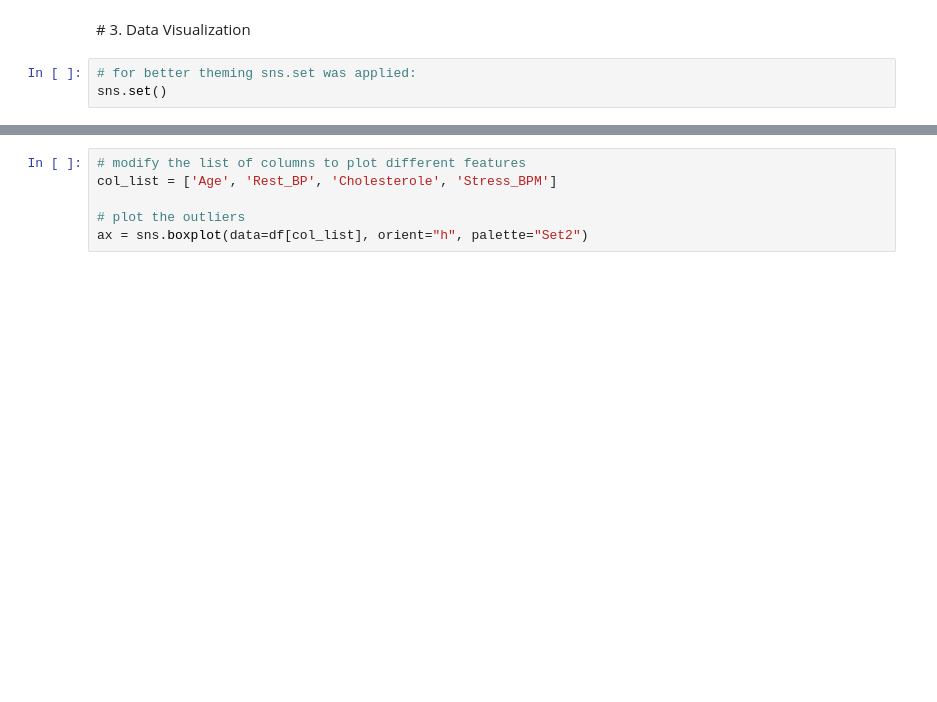
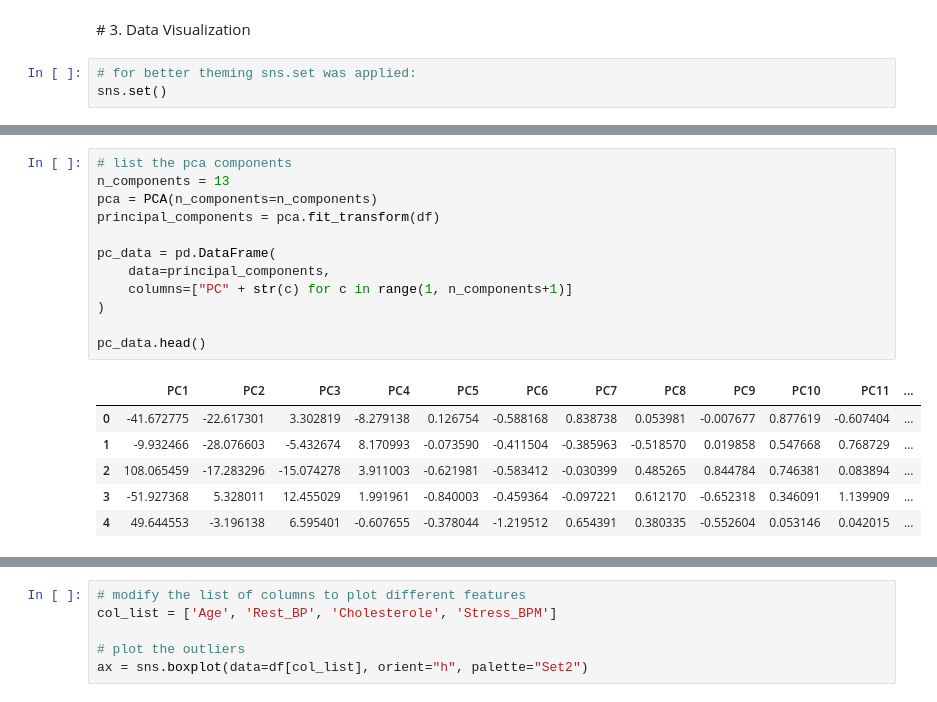
Before and after one commit to alakise/Heart-Disease, a Jupyter notebook: classification/classification.ipynb, the cells around one changed output, grey strips where cells are left out. Drawn from its saved outputs; the diff is of its cells as text; blank space fills up the shorter version.

```diff
--- a/classification/classification.ipynb
+++ b/classification/classification.ipynb
@@ -242,0 +255,19 @@ sns.heatmap(df.corr(), annot=True);
+# %%
+# list the pca components
+n_components = 13
+pca = PCA(n_components=n_components)
+principal_components = pca.fit_transform(df)
+
+pc_data = pd.DataFrame(
+    data=principal_components,
+    columns=["PC" + str(c) for c in range(1, n_components+1)]
+)
+
+pc_data.head()
+# %% [output]
+|  | PC1 | PC2 | PC3 | PC4 | PC5 | PC6 | PC7 | PC8 | PC9 | PC10 | PC11 | ... |
+| 0 | -41.672775 | -22.617301 | 3.302819 | -8.279138 | 0.126754 | -0.588168 | 0.838738 | 0.053981 | -0.007677 | 0.877619 | -0.607404 | ... |
+| 1 | -9.932466 | -28.076603 | -5.432674 | 8.170993 | -0.073590 | -0.411504 | -0.385963 | -0.518570 | 0.019858 | 0.547668 | 0.768729 | ... |
+| 2 | 108.065459 | -17.283296 | -15.074278 | 3.911003 | -0.621981 | -0.583412 | -0.030399 | 0.485265 | 0.844784 | 0.746381 | 0.083894 | ... |
+| 3 | -51.927368 | 5.328011 | 12.455029 | 1.991961 | -0.840003 | -0.459364 | -0.097221 | 0.612170 | -0.652318 | 0.346091 | 1.139909 | ... |
+| 4 | 49.644553 | -3.196138 | 6.595401 | -0.607655 | -0.378044 | -1.219512 | 0.654391 | 0.380335 | -0.552604 | 0.053146 | 0.042015 | ... |
```
Also changed, not shown: parts of 4 cells of this notebook.
